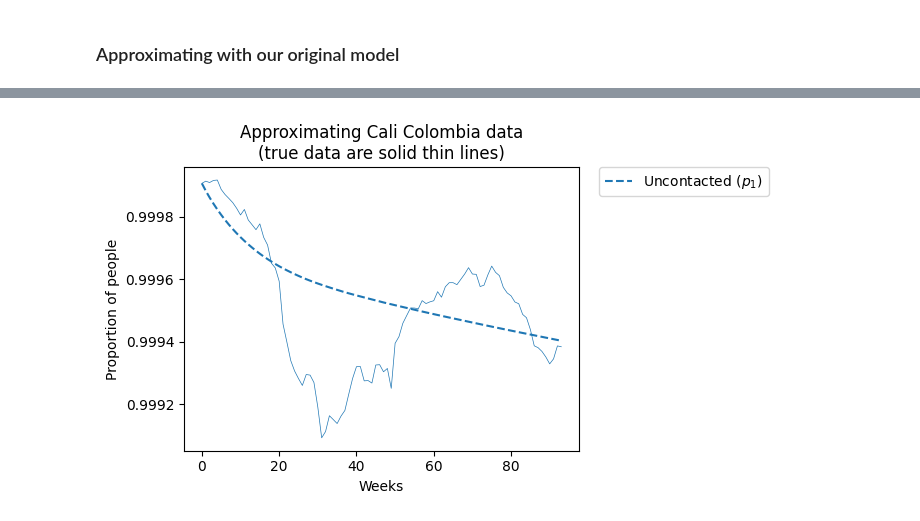
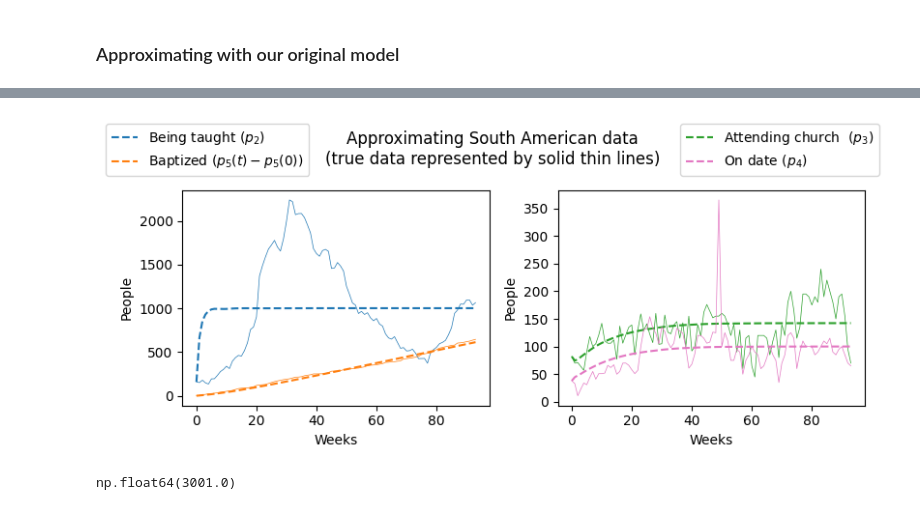
Before and after one commit to mward19/key-indicators-model, a Jupyter notebook: model.ipynb, the cells around one changed output, grey strips where cells are left out. Saved outputs shown, nothing was run; the diff lists cells and outputs as text; code cells hidden in the pictures.

```diff
--- a/model.ipynb
+++ b/model.ipynb
@@ -510,4 +526,49 @@ plot_approx(p_approx.T, p_data, [2, 3])
-# %%
-plot_approx(p_approx.T, p_data, [0])
-# %% [output]
-[figure, removed]
+# %%
+def plot_approx(p_approx, p_data, p_indices=[[1, 4], [2, 3]], colors=['tab:blue', 'tab:orange', 'tab:green', 'tab:pink'], population=population):
+    # Rescale membership for plotting
+    p_approx[:, 4] -= members_0_prop
+    p_data[:, 4] -= members_0_prop
+
+    fig, axes = plt.subplots(1, 2, figsize=(8, 3.5))  # Create two subplots side by side
+
+    labels = ['Uncontacted ($p_1$)', 'Being taught ($p_2$)', 'Attending church  ($p_3$)', 'On date ($p_4$)', 'Baptized ($p_5(t) - p_5(0)$)']
+
+    # Plotting the data on the subplots
+    for ax, indices, subplot_colors in zip(axes, p_indices, [colors[:2], colors[2:]]):
+        labels_subplot = [labels[i] for i in indices]
+
+        for i, label, color in zip(indices, labels_subplot, subplot_colors):
+            ax.plot(p_approx[:, i] * population, '--', label=label, color=color)
+            ax.plot(p_data[:, i] * population, '-', color=color, lw=0.5)
+
+        ax.set_xlabel('Weeks')
+        ax.set_ylabel('People')
+
+    # Set the overall title (without the pad argument)
+    plt.suptitle('Approximating South American data\n(true data represented by solid thin lines)')
+
+    # Place the first legend at the top left of the whole figure
+    handles, labels = axes[0].get_legend_handles_labels()  # Collect the handles and labels from the first plot
+    fig.legend(handles, labels, loc='upper left', bbox_to_anchor=(0, 1), borderaxespad=0, ncol=1)
+
+    # Place the second legend at the top right of the whole figure
+    handles, labels = axes[1].get_legend_handles_labels()  # Collect the handles and labels from the second plot
+    fig.legend(handles, labels, loc='upper right', bbox_to_anchor=(1, 1), borderaxespad=0, ncol=1)
+
+    # Adjust layout and add space for the title and legend
+    plt.tight_layout()
+    plt.savefig(f'plots/fit-data-{p_indices}.pdf')
+    plt.show()
+
+    # Reverse rescaling of membership for plotting
+    p_approx[:, 4] += members_0_prop
+    p_data[:, 4] += members_0_prop
+# %%
+# Calling the function for two subplots
+plot_approx(p_approx.T, p_data, [[1, 4], [2, 3]], ['tab:blue', 'tab:orange', 'tab:green', 'tab:pink'])
+# %% [output]
+[figure, added]
+# %%
+p_data[0, 4] * population
+# %% [output]
+np.float64(3001.0)
```
Also changed, not shown: parts of 13 cells of this notebook, 7 other files.
